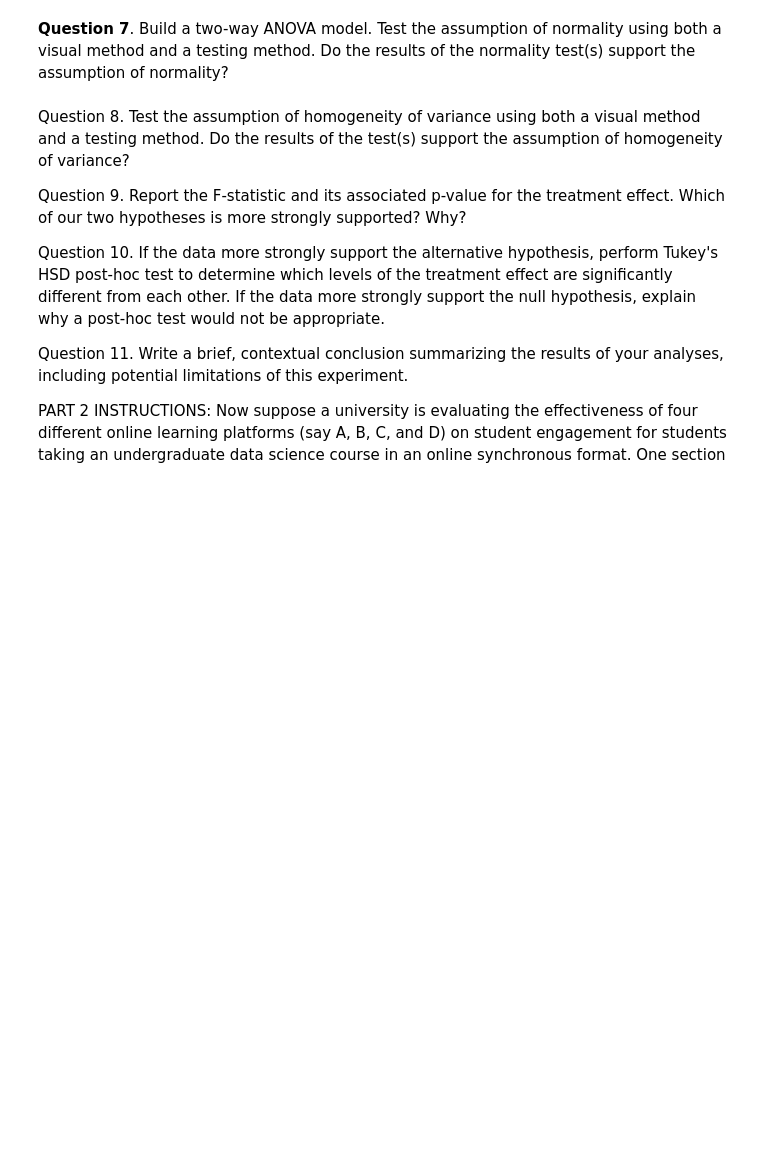
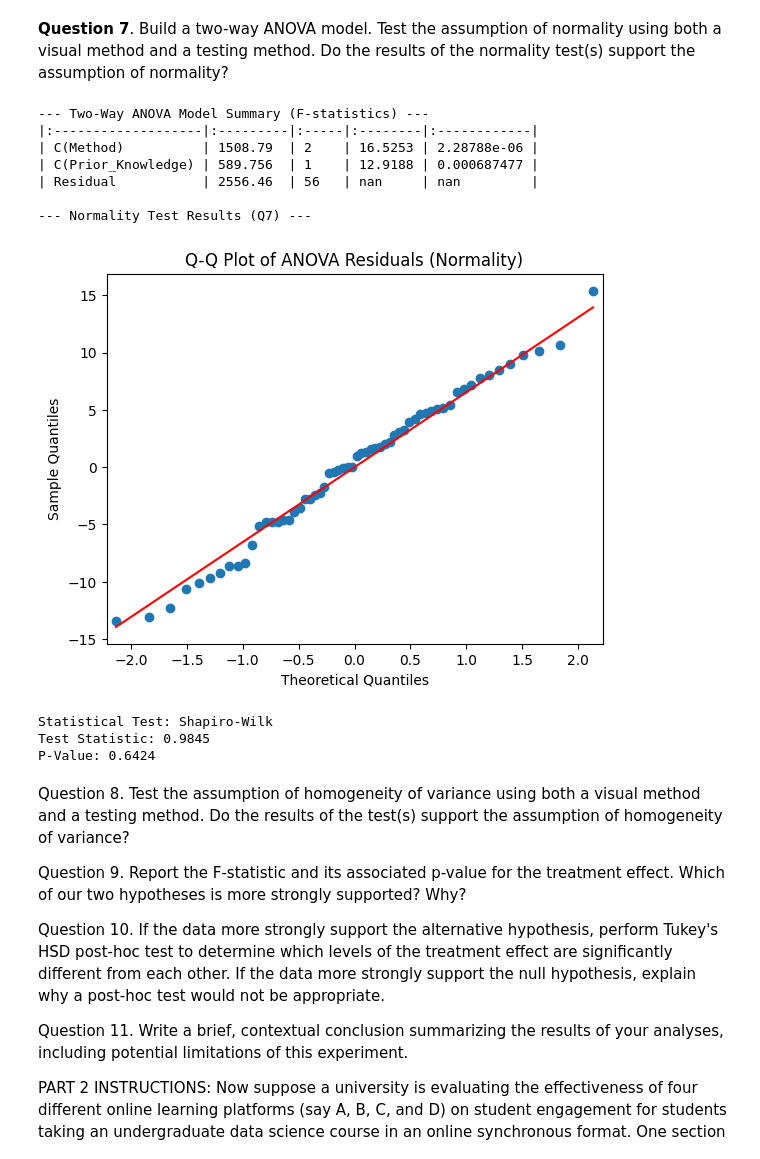
Before and after one commit to Dolson30/STAT-7220-Applied-Experimental-Design, a Jupyter notebook: Assignments/HW2/HW-2.ipynb, the cells around one changed output. Drawn from its saved outputs; the diff is of its cells as text; code cells hidden in the pictures; blank space fills up the shorter version.

```diff
--- a/Assignments/HW2/HW-2.ipynb
+++ b/Assignments/HW2/HW-2.ipynb
@@ -164,6 +164,54 @@ plt.show()
 [figure]
 # %% [markdown]
 **Question 7**. Build a two-way ANOVA model. Test the assumption of normality using both a visual method and a testing method. Do the results of the normality test(s) support the assumption of normality?
+# %%
+import pandas as pd
+from statsmodels.formula.api import ols
+import statsmodels.api as sm
+import matplotlib.pyplot as plt
+import scipy.stats as stats
+import numpy as np
+
+# Set/reset column names based on the file's known structure:
+teach.columns = ['Prior_Knowledge', 'Method', 'Score']
+
+# Convert factors to categorical types (Crucial for the ANOVA model)
+teach['Method'] = teach['Method'].astype('category')
+teach['Prior_Knowledge'] = teach['Prior_Knowledge'].astype('category')
+
+# --- 1. Build and Fit Two-Way ANOVA Model ---
+formula = 'Score ~ C(Method) + C(Prior_Knowledge)'
+model = ols(formula, data=teach).fit()
+print("--- Two-Way ANOVA Model Summary (F-statistics) ---")
+anova_table = sm.stats.anova_lm(model, typ=2)
+print(anova_table.to_markdown(numalign="left", stralign="left"))
+
+# --- 2. Test Normality Assumption ---
+print("\n--- Normality Test Results (Q7) ---")
+
+# Q-Q Plot of Residuals
+sm.qqplot(model.resid, line='s')
+plt.title('Q-Q Plot of ANOVA Residuals (Normality)')
+plt.show()
+
+# 2b.
+shapiro_test_stat, shapiro_p_value = stats.shapiro(model.resid)
+
+print("\nStatistical Test: Shapiro-Wilk")
+print(f"Test Statistic: {shapiro_test_stat:.4f}")
+print(f"P-Value: {shapiro_p_value:.4f}")
+# %% [output]
+--- Two-Way ANOVA Model Summary (F-statistics) ---
+|:-------------------|:---------|:-----|:--------|:------------|
+| C(Method)          | 1508.79  | 2    | 16.5253 | 2.28788e-06 |
+| C(Prior_Knowledge) | 589.756  | 1    | 12.9188 | 0.000687477 |
+| Residual           | 2556.46  | 56   | nan     | nan         |
+
+--- Normality Test Results (Q7) ---
+[figure, added]
+Statistical Test: Shapiro-Wilk
+Test Statistic: 0.9845
+P-Value: 0.6424
 # %% [markdown]
 Question 8. Test the assumption of homogeneity of variance using both a visual method and a testing method. Do the results of the test(s) support the assumption of homogeneity of variance?
 
```
